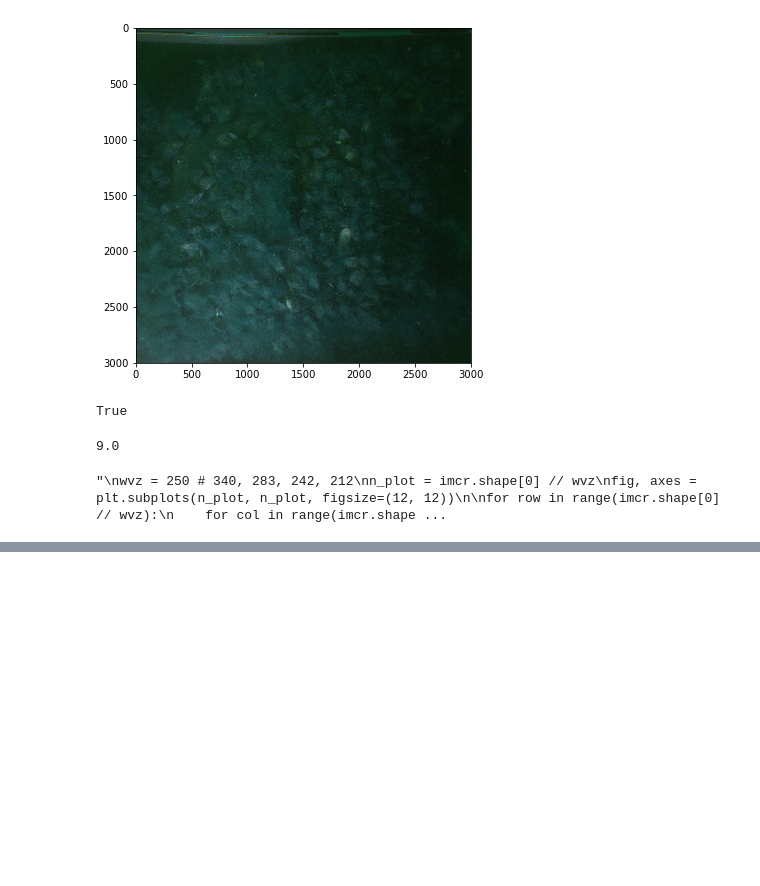
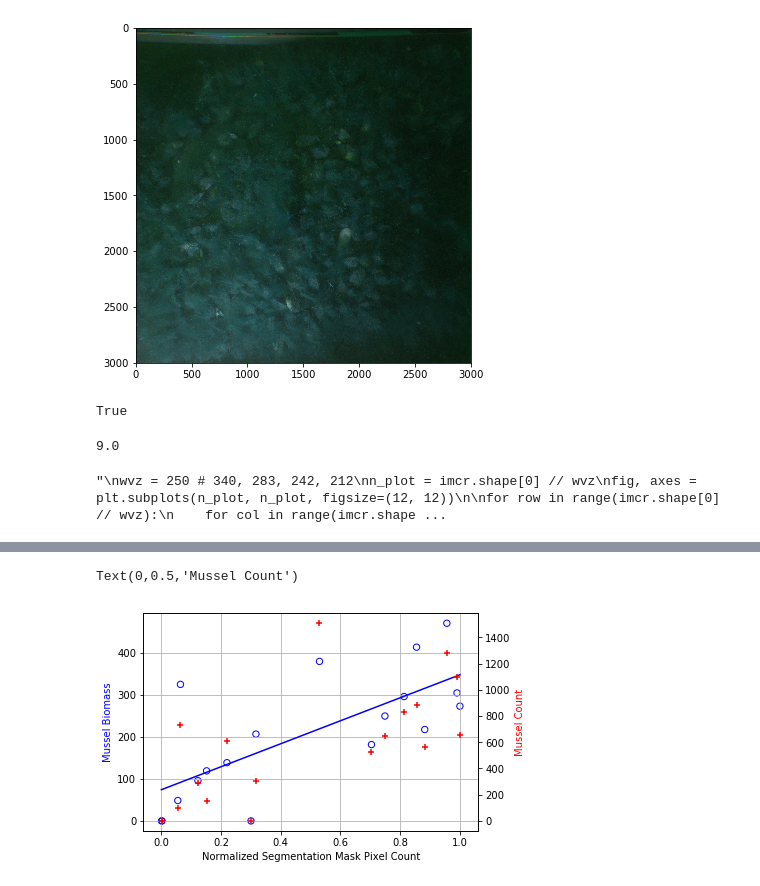
Before and after one commit to AngusG/deep-learning-dreissenid, a Jupyter notebook: labelme/prepare-v0-2-x-dataset.ipynb, the cells around one changed output, grey strips where cells are left out. Cells and saved outputs as stored; diff of their text form; code cells hidden in the pictures; blank space fills up the shorter version.

Commit message:
predict mussel biomass/count from segmentation mask pixel count

```diff
--- a/labelme/prepare-v0-2-x-dataset.ipynb
+++ b/labelme/prepare-v0-2-x-dataset.ipynb
@@ -263,0 +274,37 @@ plt.tight_layout()
+# %%
+mask_path = '/scratch/ssd/gallowaa/cciw/VOCdevkit/VOC2012_v020/SegmentationClassPNG'
+# %%
+png_files = os.listdir(mask_path)
+# %%
+# count the number of pixels assigned "Zebra" in image masks
+pix_ct = []
+for i in range(len(png_files)):
+    lab = cv2.imread(os.path.join(mask_path, png_files[i]))
+    _, counts = np.unique(lab, return_counts=True)
+    pix_ct.append(counts[1])
+pix_ct = np.asarray(pix_ct)
+pix_ct = pix_ct / pix_ct.max()
+# %%
+lab_targets = np.zeros((len(png_files), 2)) # 0 = biomass, 1 = count
+for i in range(len(png_files)):
+    root_fname = png_files[i].split('.')[0][0:-5]
+    guid = image_df[image_df['Name'].str.contains(root_fname)]['Analysis Index'].astype('int64')
+    row = data_df[data_df['Analysis Index'].values == np.unique(guid.values)]
+    lab_targets[i, 0] = row['Biomass'].values
+    lab_targets[i, 1] = row['Count'].values
+# %%
+fig, ax = plt.subplots(1, 1)
+
+ax.scatter(pix_ct, lab_targets[:, 0], marker='o', s=40, facecolors='none', edgecolors='b')
+ax.set_ylabel('Mussel Biomass', color='b')
+ax.set_xlabel('Normalized Segmentation Mask Pixel Count')
+#ax.set_xlim(0, 1)
+ax.plot(x, m*x + c, 'b')
+ax.grid()
+
+ax2 = ax.twinx()  # instantiate a second axes that shares the same x-axis
+ax2.scatter(pix_ct, lab_targets[:, 1], marker='+', c='r')
+ax2.set_ylabel('Mussel Count', color='r')
+# %% [output]
+Text(0,0.5,'Mussel Count')
+[figure, added]
```
Also changed, not shown: parts of 14 cells of this notebook.
